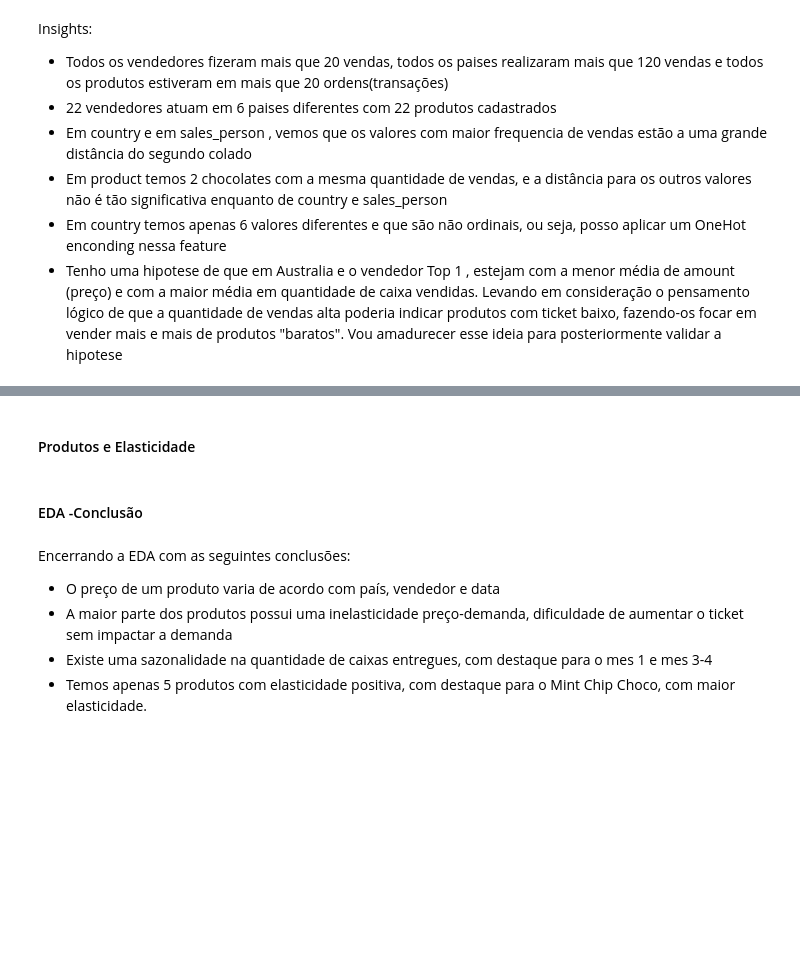
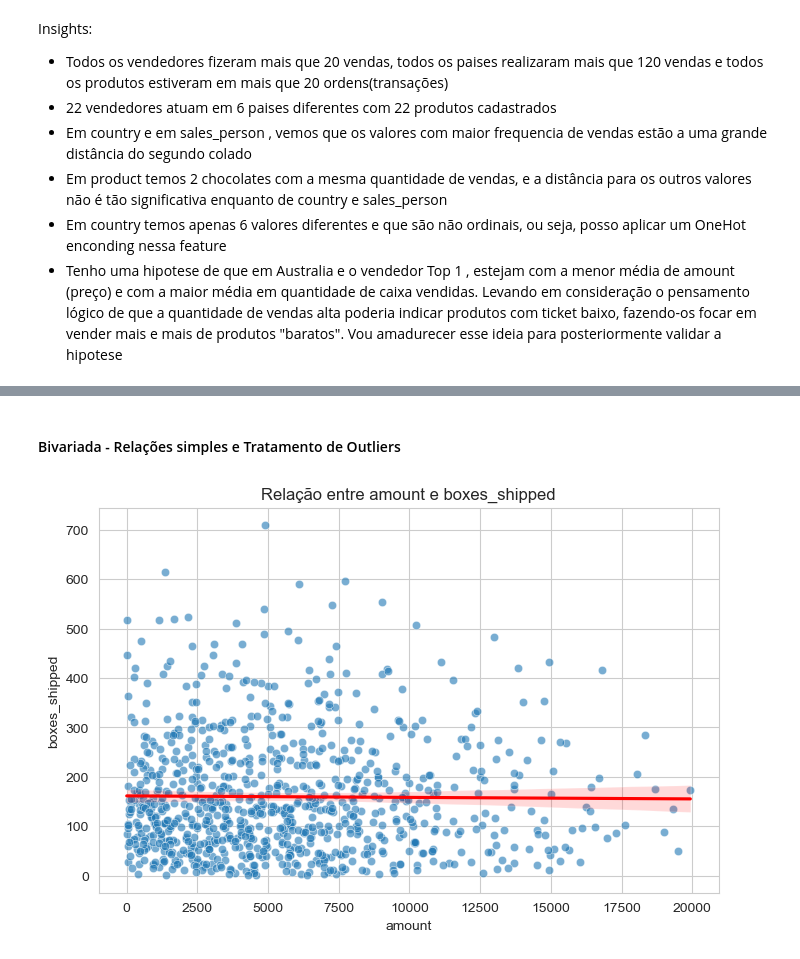
Before and after one commit to MatheusFran/ElasticidadePreco, a Jupyter notebook: notebooks/0.01-EDA.ipynb, the cells around one changed output, grey strips where cells are left out. Cells and saved outputs as stored; diff of their text form; code cells hidden in the pictures; blank space fills up the shorter version.

```diff
--- a/notebooks/0.01-EDA.ipynb
+++ b/notebooks/0.01-EDA.ipynb
@@ -400,7 +218,0 @@ Insights:
-# %%
-train['amount_faixa'] = pd.qcut(train['amount'], q=5, labels=False)
-train['amount_faixa_label'] = pd.qcut(
-    train['amount'],
-    q=5,
-    labels=['Muito baixo', 'Baixo', 'Médio', 'Alto', 'Muito alto']
-)
@@ -466,28 +218,0 @@ plt.show()
-# %%
-train['price'] = train['amount'] / train['boxes_shipped']
-
-Q1 = train['change_qtd'].quantile(0.25)
-Q3 = train['change_qtd'].quantile(0.75)
-IQR = Q3 - Q1
-lower = Q1 - 1.5 * IQR
-upper = Q3 + 1.5 * IQR
-train['is_outlier'] = (train['change_qtd'] < lower) | (train['change_qtd'] > upper)
-
-plt.figure(figsize=(10,6))
-sns.scatterplot(
-    data=train,
-    x='date',
-    y='change_qtd',
-    hue='price',
-    size='is_outlier',
-    sizes=(30, 150),
-    palette='viridis',
-    alpha=0.7
-)
-
-plt.axhline(train['change_qtd'].mean(), color='red', label='Média Change_Qtd')
-plt.title('Change_Qtd ao longo do tempo — Preço e Pontos Extremos')
-plt.xlabel('Data')
-plt.ylabel('Change_Qtd')
-plt.tight_layout()
-plt.show()
@@ -537,2 +218,0 @@ Resumo Teorias:
-# %% [markdown]
-#### Produtos e Elasticidade
@@ -545,9 +219,7 @@ Resumo Teorias:
-# %% [markdown]
-#### EDA -Conclusão
-# %% [markdown]
-Encerrando a EDA com as seguintes conclusões:
-
-- O preço de um produto varia de acordo com país, vendedor e data
-- A maior parte dos produtos possui uma inelasticidade preço-demanda, dificuldade de aumentar o ticket sem impactar a demanda
-- Existe uma sazonalidade na quantidade de caixas entregues, com destaque para o mes 1 e mes 3-4
-- Temos apenas 5 produtos com elasticidade positiva, com destaque para o Mint Chip Choco, com maior elasticidade.
+# %% [markdown]
+#### Bivariada - Relações simples e Tratamento de Outliers
+# %%
+#NumXNum
+bivariate_analysis(train,'amount','boxes_shipped')
+# %% [output]
+[figure, added]
```
Also changed, not shown: parts of 76 cells of this notebook, 4 other files.
